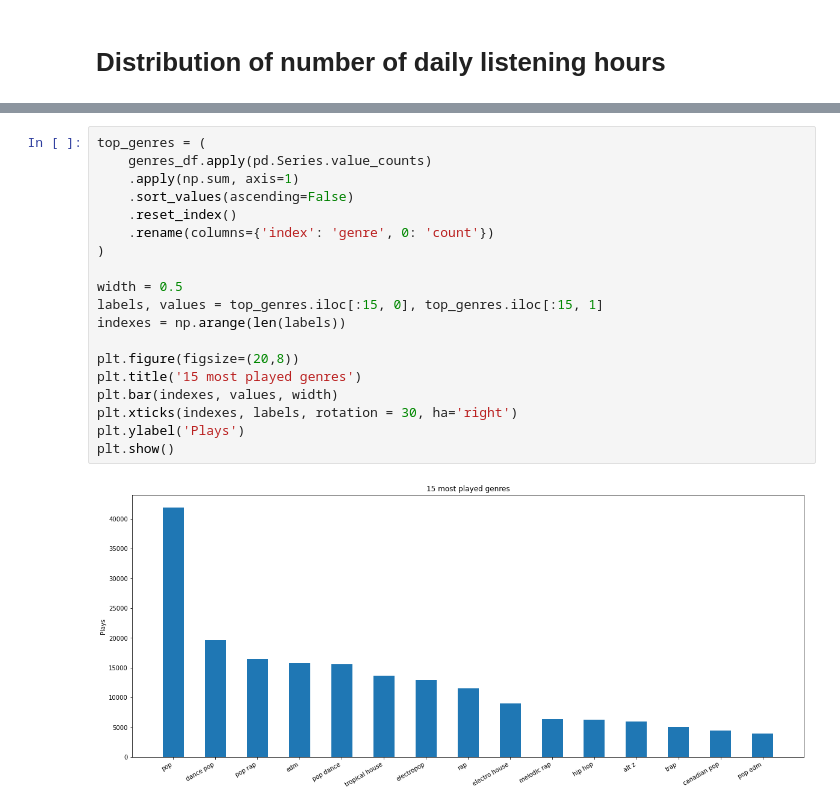
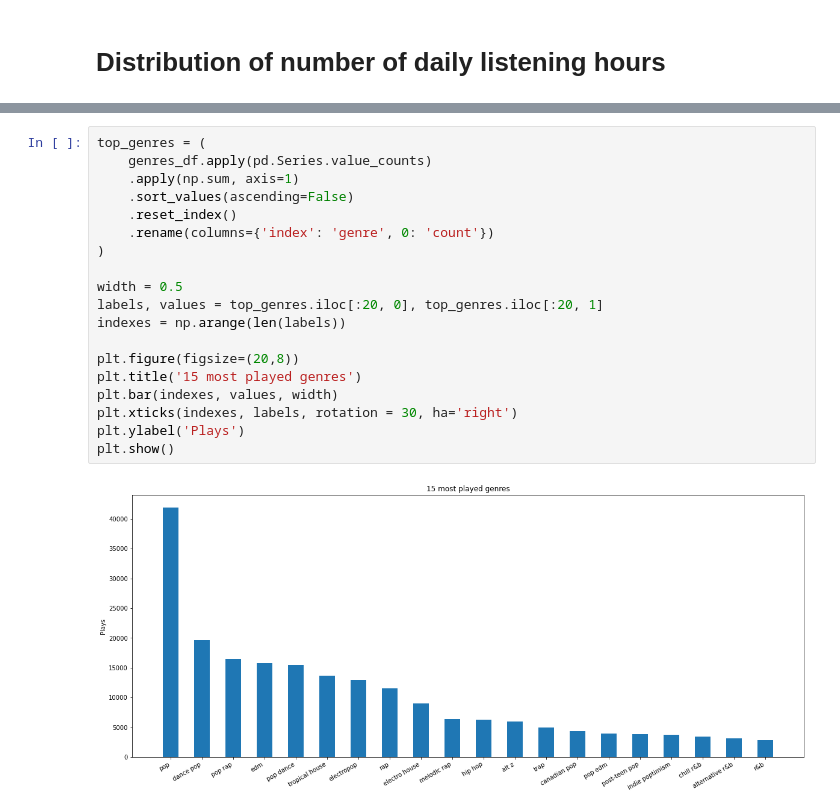
Before and after one commit to jonathanyin12/spotify-analysis, a Jupyter notebook: listening_history.ipynb, the cells around one changed output, grey strips where cells are left out. Cells and saved outputs as stored; diff of their text form.

Commit message:
add genre listening distribution

```diff
--- a/listening_history.ipynb
+++ b/listening_history.ipynb
@@ -284,21 +298,21 @@ genre_history
 # %%
 top_genres = (
     genres_df.apply(pd.Series.value_counts)
     .apply(np.sum, axis=1)
     .sort_values(ascending=False)
     .reset_index()
     .rename(columns={'index': 'genre', 0: 'count'})
 )
 
 width = 0.5
-labels, values = top_genres.iloc[:15, 0], top_genres.iloc[:15, 1]
+labels, values = top_genres.iloc[:20, 0], top_genres.iloc[:20, 1]
 indexes = np.arange(len(labels))
 
 plt.figure(figsize=(20,8))
 plt.title('15 most played genres')
 plt.bar(indexes, values, width)
 plt.xticks(indexes, labels, rotation = 30, ha='right')
 plt.ylabel('Plays')
 plt.show()
 # %% [output]
-[figure, old version]
+[figure, new version]
```
Also changed, not shown: parts of 9 cells of this notebook.
